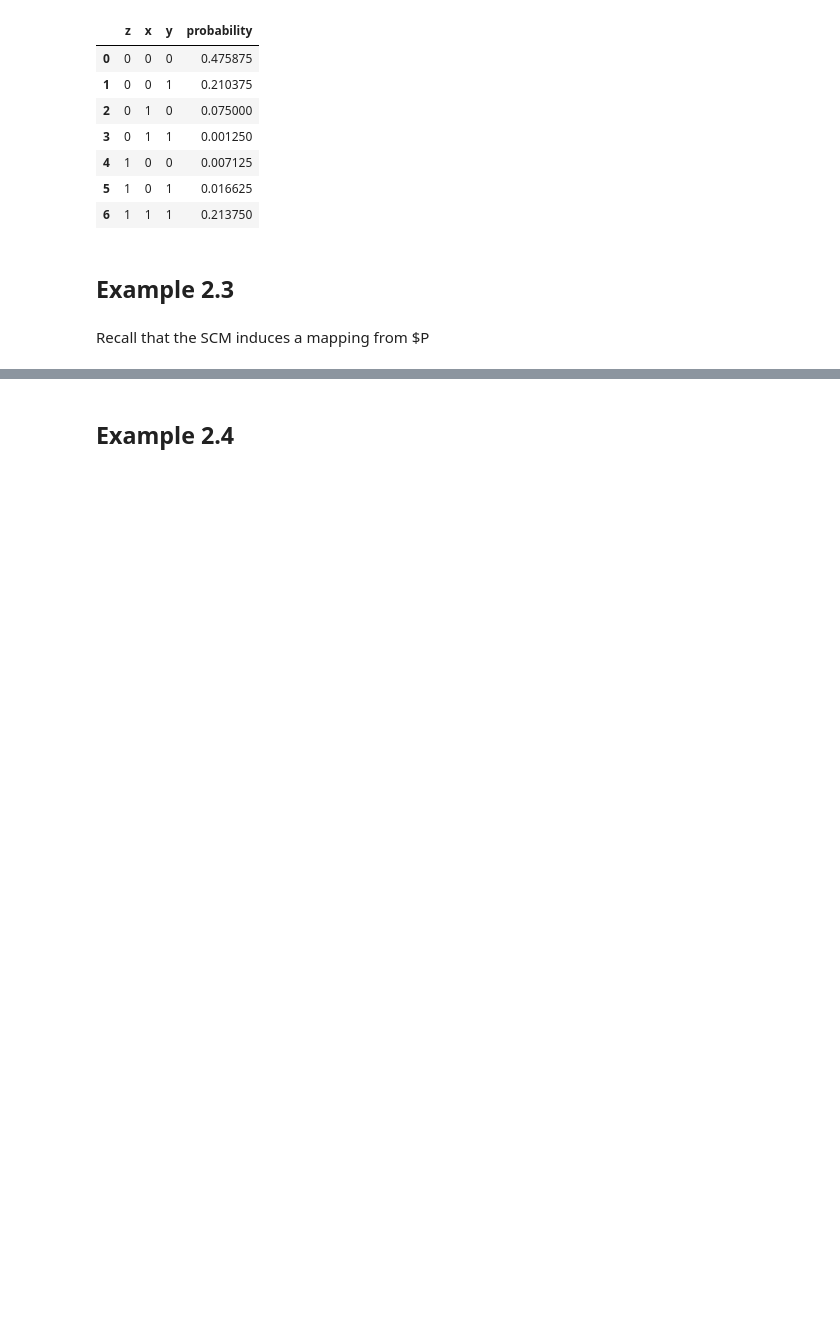
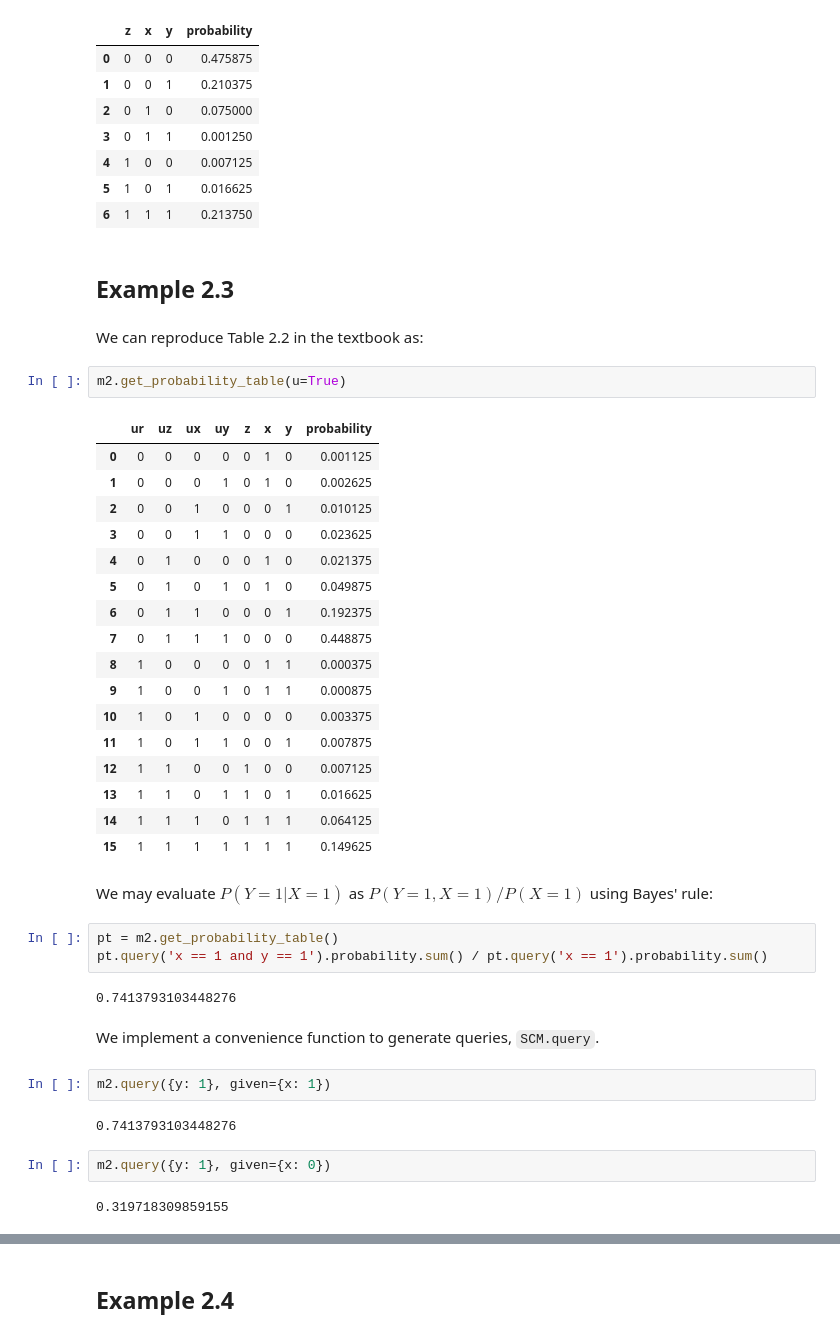
Before and after one commit to CausalAILab/causalai-book, a Jupyter notebook: chapter2.ipynb, the cells around one changed output, grey strips where cells are left out. Cells and saved outputs as stored; diff of their text form; blank space fills up the shorter version.

Commit message:
Add up to Example 2.5 (L1 and L2 queries).

```diff
--- a/chapter2.ipynb
+++ b/chapter2.ipynb
@@ -149,5 +149,42 @@ m2.get_probability_table()
 | 6 | 1 | 1 | 1 | 0.213750 |
 # %% [markdown]
 ## Example 2.3
-# %% [markdown]
-Recall that the SCM induces a mapping from $P
+# %% [markdown]
+We can reproduce Table 2.2 in the textbook as:
+# %%
+m2.get_probability_table(u=True)
+# %% [output]
+|  | ur | uz | ux | uy | z | x | y | probability |
+| 0 | 0 | 0 | 0 | 0 | 0 | 1 | 0 | 0.001125 |
+| 1 | 0 | 0 | 0 | 1 | 0 | 1 | 0 | 0.002625 |
+| 2 | 0 | 0 | 1 | 0 | 0 | 0 | 1 | 0.010125 |
+| 3 | 0 | 0 | 1 | 1 | 0 | 0 | 0 | 0.023625 |
+| 4 | 0 | 1 | 0 | 0 | 0 | 1 | 0 | 0.021375 |
+| 5 | 0 | 1 | 0 | 1 | 0 | 1 | 0 | 0.049875 |
+| 6 | 0 | 1 | 1 | 0 | 0 | 0 | 1 | 0.192375 |
+| 7 | 0 | 1 | 1 | 1 | 0 | 0 | 0 | 0.448875 |
+| 8 | 1 | 0 | 0 | 0 | 0 | 1 | 1 | 0.000375 |
+| 9 | 1 | 0 | 0 | 1 | 0 | 1 | 1 | 0.000875 |
+| 10 | 1 | 0 | 1 | 0 | 0 | 0 | 0 | 0.003375 |
+| 11 | 1 | 0 | 1 | 1 | 0 | 0 | 1 | 0.007875 |
+| 12 | 1 | 1 | 0 | 0 | 1 | 0 | 0 | 0.007125 |
+| 13 | 1 | 1 | 0 | 1 | 1 | 0 | 1 | 0.016625 |
+| 14 | 1 | 1 | 1 | 0 | 1 | 1 | 1 | 0.064125 |
+| 15 | 1 | 1 | 1 | 1 | 1 | 1 | 1 | 0.149625 |
+# %% [markdown]
+We may evaluate $P(Y = 1 | X = 1)$ as $P(Y = 1, X = 1) / P(X = 1)$ using Bayes' rule:
+# %%
+pt = m2.get_probability_table()
+pt.query('x == 1 and y == 1').probability.sum() / pt.query('x == 1').probability.sum()
+# %% [output]
+0.7413793103448276
+# %% [markdown]
+We implement a convenience function to generate queries, `SCM.query`.
+# %%
+m2.query({y: 1}, given={x: 1})
+# %% [output]
+0.7413793103448276
+# %%
+m2.query({y: 1}, given={x: 0})
+# %% [output]
+0.319718309859155
```
Also changed, not shown: parts of 6 cells of this notebook, 1 other file.
